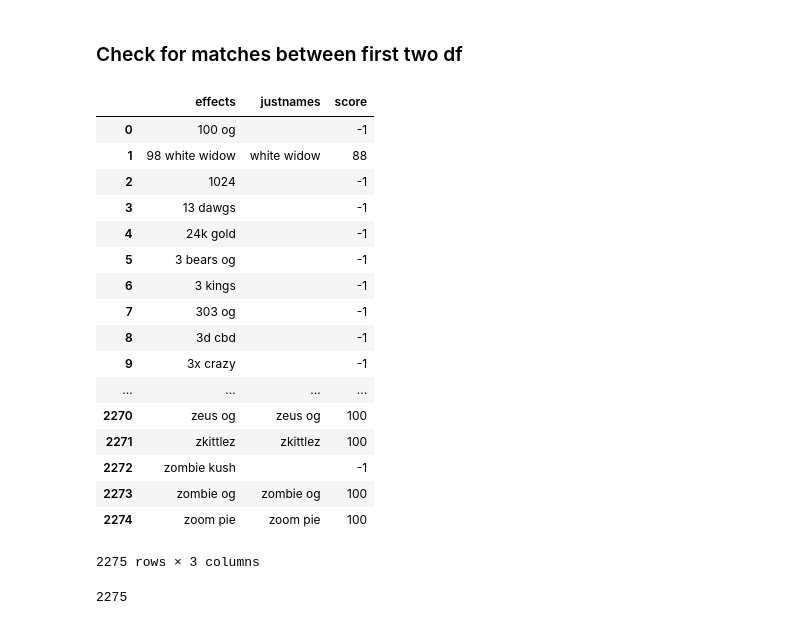
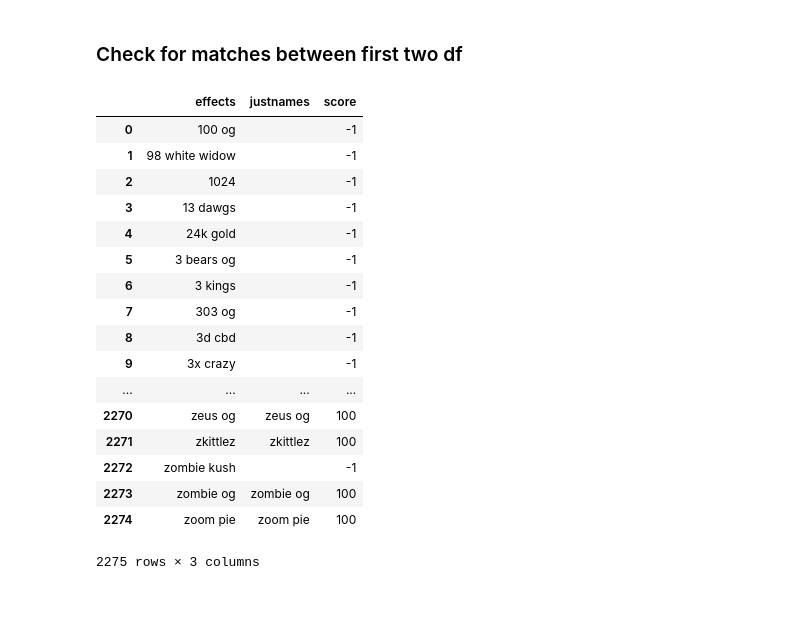
Before and after one commit to stephkendall/Cannabis-Predictions, a Jupyter notebook: Finals.ipynb, the cells around one changed output. Drawn from its saved outputs; the diff is of its cells as text; code cells hidden in the pictures.

```diff
--- a/Finals.ipynb
+++ b/Finals.ipynb
@@ -98,25 +98,25 @@ def match_name(name, list_names, min_score=0):
 # %%
 # List for dicts for easy dataframe creation
 dict_list = []
 # iterating over our players without salaries found above
 for name in taste.strain:
     # Use our method to find best match, we can set a threshold here
-    match = match_name(name, dummy.name, 80)
+    match = match_name(name, dummy.name, 90)
 
     # New dict for storing data
     dict_ = {}
     dict_.update({"effects" : name})
     dict_.update({"justnames" : match[0]})
     dict_.update({"score" : match[1]})
     dict_list.append(dict_)
 
 merge_table = pd.DataFrame(dict_list)
 # Display results
 merge_table
 # %% [output]
 |  | effects | justnames | score |
 | 0 | 100 og |  | -1 |
-| 1 | 98 white widow | white widow | 88 |
+| 1 | 98 white widow |  | -1 |
 | 2 | 1024 |  | -1 |
 | 3 | 13 dawgs |  | -1 |
 | 4 | 24k gold |  | -1 |
@@ -132,7 +132,3 @@ merge_table
 | 2273 | zombie og | zombie og | 100 |
 | 2274 | zoom pie | zoom pie | 100 |
 2275 rows × 3 columns
-# %%
-len(merge_table) --- 1866 @ 85 | 1910 @ 80
-# %% [output]
-2275
```
Also changed, not shown: parts of 5 cells of this notebook.
